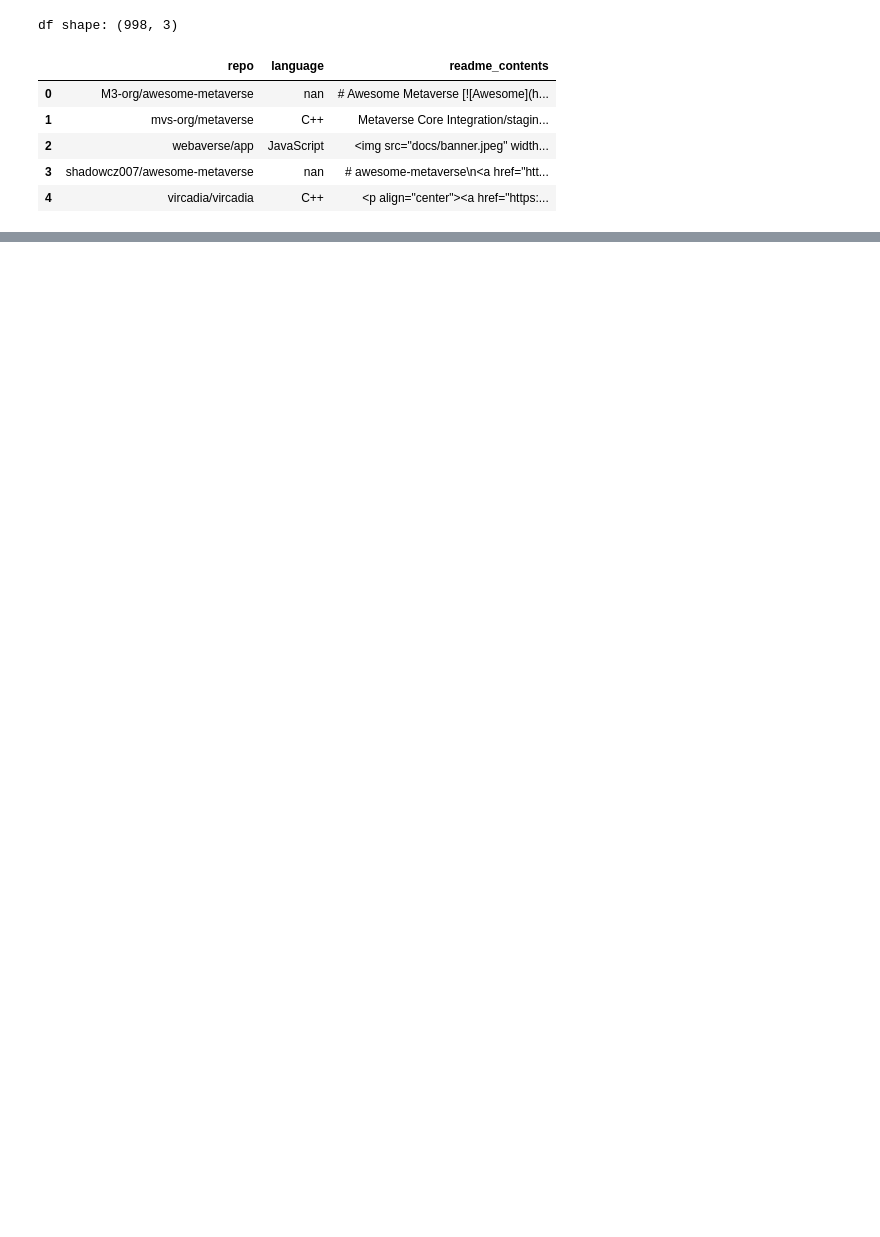
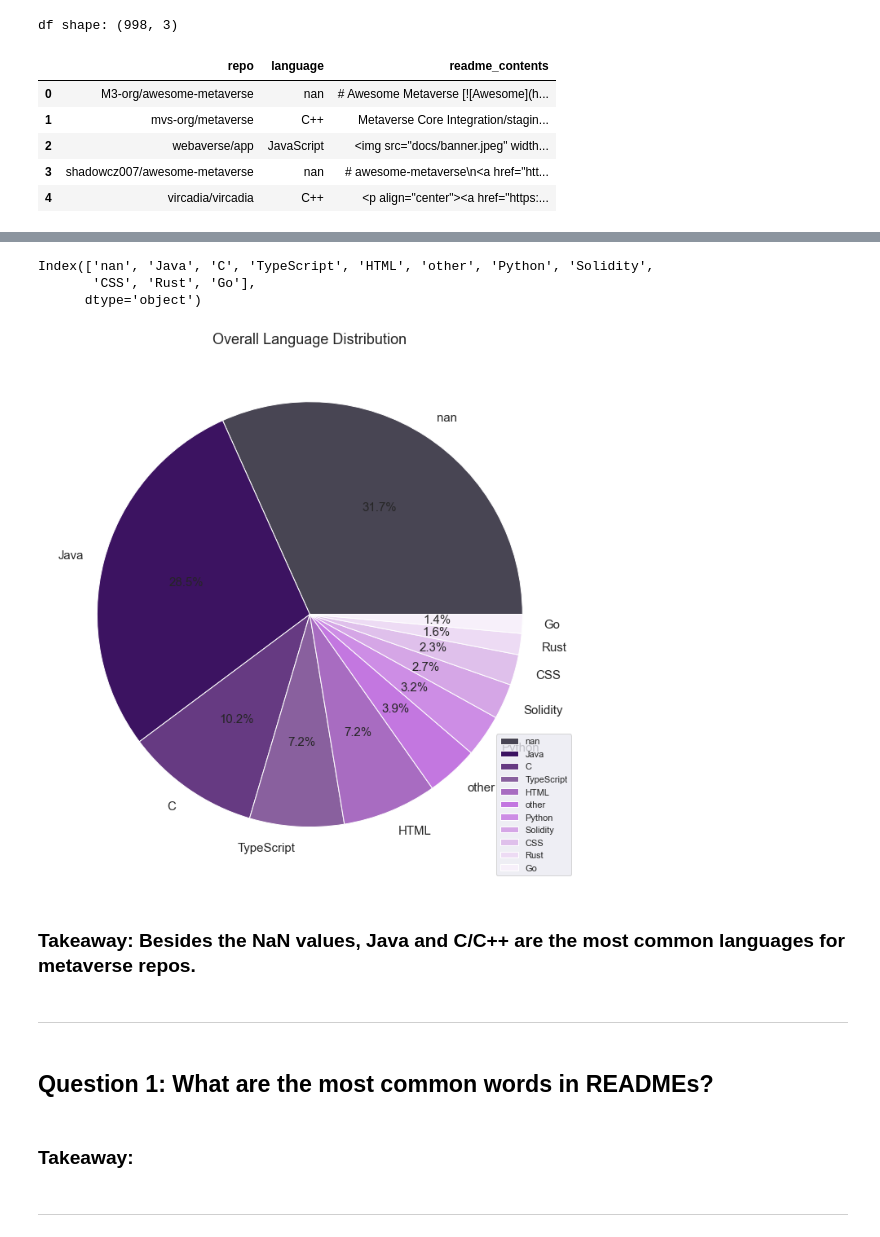
Before and after one commit to MBM-nlp/github_classification_project, a Jupyter notebook: meredith_eda.ipynb, the cells around one changed output, grey strips where cells are left out. Cells and saved outputs as stored; diff of their text form; code cells hidden in the pictures; blank space fills up the shorter version.

```diff
--- a/meredith_eda.ipynb
+++ b/meredith_eda.ipynb
@@ -131,0 +152,3 @@ Name: language, dtype: int64
+# %%
+# Using function to clean language
+df = update_languages(df)
@@ -131,0 +173,20 @@ Name: language, dtype: int64
+# %%
+def train_validate_test_split(df, target, seed=123):
+    '''
+    This function takes in a dataframe, the name of the target variable
+    (for stratification purposes), and an integer for a setting a seed
+    and splits the data into train, validate and test.
+    Test is 20% of the original dataset, validate is .30*.80= 24% of the
+    original dataset, and train is .70*.80= 56% of the original dataset.
+    The function returns, in this order, train, validate and test dataframes.
+    '''
+    train_validate, test = train_test_split(df, test_size=0.2,
+                                            random_state=seed,
+                                            stratify=df[target])
+    train, validate = train_test_split(train_validate, test_size=0.3,
+                                       random_state=seed,
+                                       stratify=train_validate[target])
+    return train, validate, test
+# %%
+# Calling function to split data into train, validate, test
+train, validate, test = train_validate_test_split(df, 'language')
@@ -131,0 +201,5 @@ Name: language, dtype: int64
+# %%
+labels = pd.concat([train.language.value_counts(),
+                    train.language.value_counts(normalize=True)], axis=1)
+labels.columns = ['n', 'percent']
+labels
@@ -131,0 +219,28 @@ Name: language, dtype: int64
+# %%
+labels.index
+# %% [output]
+Index(['nan', 'Java', 'C', 'TypeScript', 'HTML', 'other', 'Python', 'Solidity',
+       'CSS', 'Rust', 'Go'],
+      dtype='object')
+# %%
+plt.figure(figsize=(16,12))
+mylabels = ['nan', 'Java', 'C', 'TypeScript', 'HTML', 'other', 'Python', 'Solidity',
+       'CSS', 'Rust', 'Go']
+mycolors = ['#484553', '#3c1361', '#663a82', '#89609e', '#a86cc1', '#c377e0', '#cd8de5', '#d5a6e6', '#dfc0eb', '#eddbf4', '#f7f0fa']
+textprops = {"fontsize":15}
+plt.pie(labels.percent, labels = mylabels, colors = mycolors, textprops=textprops, autopct='%.1f%%')
+plt.legend()
+plt.title('Overall Language Distribution',fontsize=18)
+plt.show()
+# %% [output]
+[figure, added]
+# %% [markdown]
+### Takeaway: Besides the NaN values, Java and C/C++ are the most common languages for metaverse repos.
+# %% [markdown]
+***
+# %% [markdown]
+## Question 1: What are the most common words in READMEs?
+# %% [markdown]
+### Takeaway:
+# %% [markdown]
+***
```
Also changed, not shown: parts of 28 cells of this notebook.
